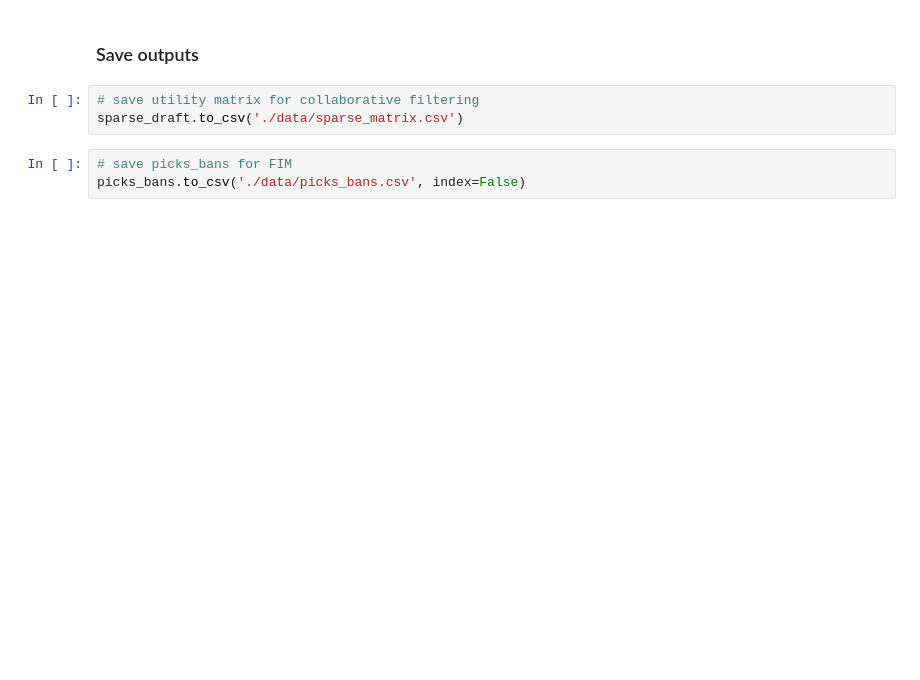
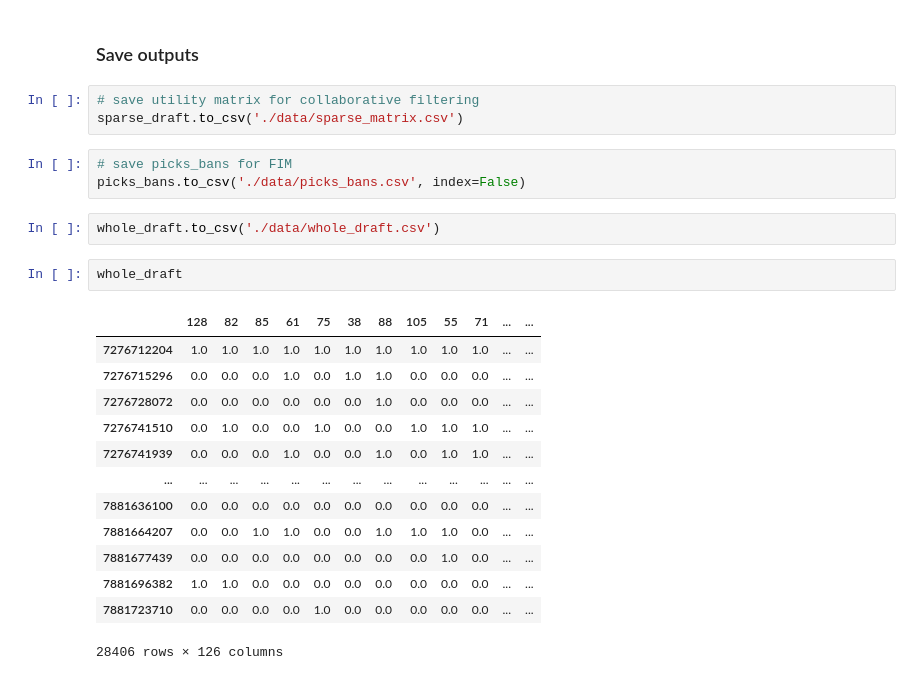
Before and after one commit to DevDords/LT2_DMW2_CaptainsMode, a Jupyter notebook: 1. preprocess.ipynb, the cells around one changed output. Saved outputs shown, nothing was run; the diff lists cells and outputs as text; blank space fills up the shorter version.

```diff
--- a/1. preprocess.ipynb
+++ b/1. preprocess.ipynb
@@ -333,3 +304,21 @@ sparse_draft.to_csv('./data/sparse_matrix.csv')
 # %%
 # save picks_bans for FIM
 picks_bans.to_csv('./data/picks_bans.csv', index=False)
+# %%
+whole_draft.to_csv('./data/whole_draft.csv')
+# %%
+whole_draft
+# %% [output]
+|  | 128 | 82 | 85 | 61 | 75 | 38 | 88 | 105 | 55 | 71 | ... | ... |
+| 7276712204 | 1.0 | 1.0 | 1.0 | 1.0 | 1.0 | 1.0 | 1.0 | 1.0 | 1.0 | 1.0 | ... | ... |
+| 7276715296 | 0.0 | 0.0 | 0.0 | 1.0 | 0.0 | 1.0 | 1.0 | 0.0 | 0.0 | 0.0 | ... | ... |
+| 7276728072 | 0.0 | 0.0 | 0.0 | 0.0 | 0.0 | 0.0 | 1.0 | 0.0 | 0.0 | 0.0 | ... | ... |
+| 7276741510 | 0.0 | 1.0 | 0.0 | 0.0 | 1.0 | 0.0 | 0.0 | 1.0 | 1.0 | 1.0 | ... | ... |
+| 7276741939 | 0.0 | 0.0 | 0.0 | 1.0 | 0.0 | 0.0 | 1.0 | 0.0 | 1.0 | 1.0 | ... | ... |
+| ... | ... | ... | ... | ... | ... | ... | ... | ... | ... | ... | ... | ... |
+| 7881636100 | 0.0 | 0.0 | 0.0 | 0.0 | 0.0 | 0.0 | 0.0 | 0.0 | 0.0 | 0.0 | ... | ... |
+| 7881664207 | 0.0 | 0.0 | 1.0 | 1.0 | 0.0 | 0.0 | 1.0 | 1.0 | 1.0 | 0.0 | ... | ... |
+| 7881677439 | 0.0 | 0.0 | 0.0 | 0.0 | 0.0 | 0.0 | 0.0 | 0.0 | 1.0 | 0.0 | ... | ... |
+| 7881696382 | 1.0 | 1.0 | 0.0 | 0.0 | 0.0 | 0.0 | 0.0 | 0.0 | 0.0 | 0.0 | ... | ... |
+| 7881723710 | 0.0 | 0.0 | 0.0 | 0.0 | 1.0 | 0.0 | 0.0 | 0.0 | 0.0 | 0.0 | ... | ... |
+28406 rows × 126 columns
```
Also changed, not shown: parts of 12 cells of this notebook, 2 other files.
